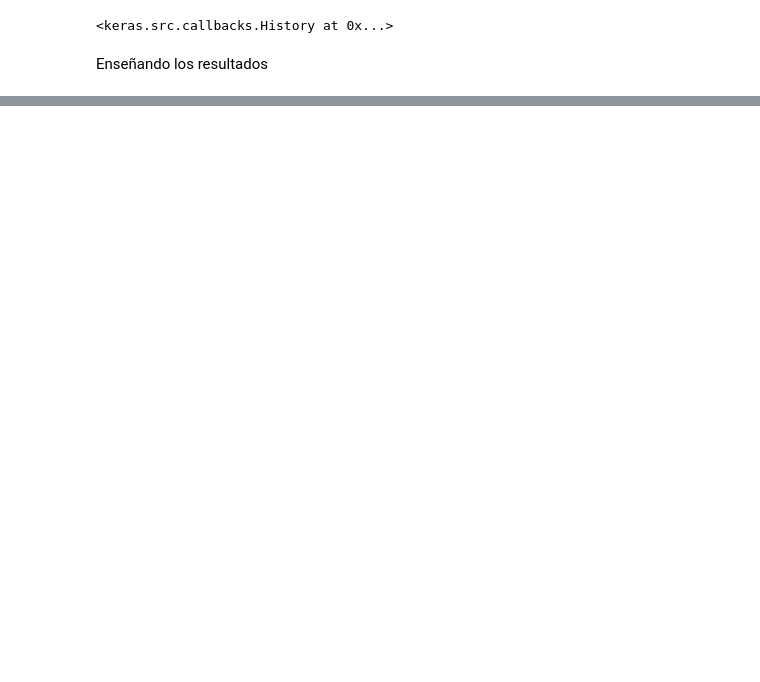
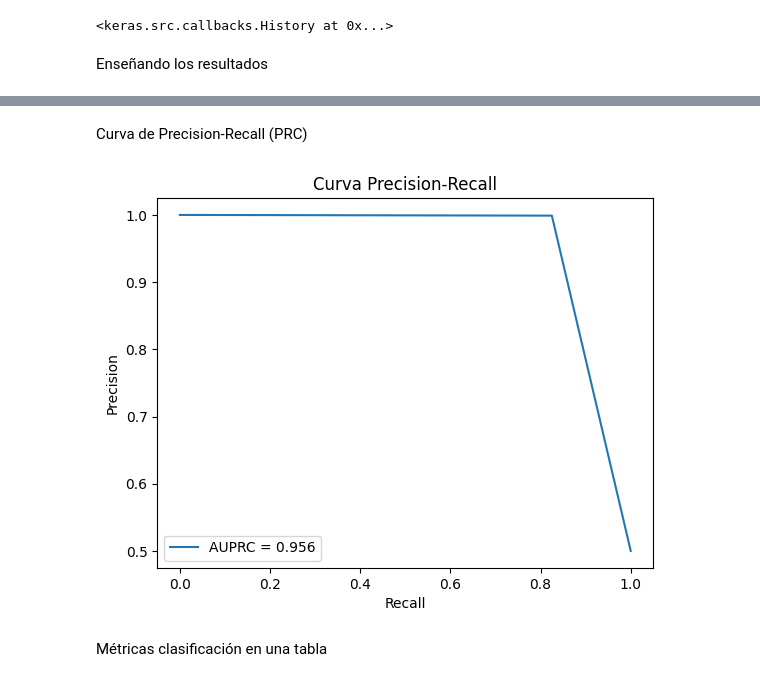
Before and after one commit to Javier19-cmd/ProyectoDeepLearning, a Jupyter notebook: prueba.ipynb, the cells around one changed output, grey strips where cells are left out. Cells and saved outputs as stored; diff of their text form; code cells hidden in the pictures; blank space fills up the shorter version.

```diff
--- a/prueba.ipynb
+++ b/prueba.ipynb
@@ -289,0 +298,14 @@ weighted avg       0.93      0.92      0.92    113728
+# %% [markdown]
+Curva de Precision-Recall (PRC)
+# %%
+precision, recall, _ = precision_recall_curve(y_test_resampled, y_pred)
+plt.plot(recall, precision, label=f'AUPRC = {auprc:.3f}')
+plt.xlabel('Recall')
+plt.ylabel('Precision')
+plt.title('Curva Precision-Recall')
+plt.legend()
+plt.show()
+# %% [output]
+[figure, added]
+# %% [markdown]
+Métricas clasificación en una tabla
```
Also changed, not shown: parts of 7 cells of this notebook.
